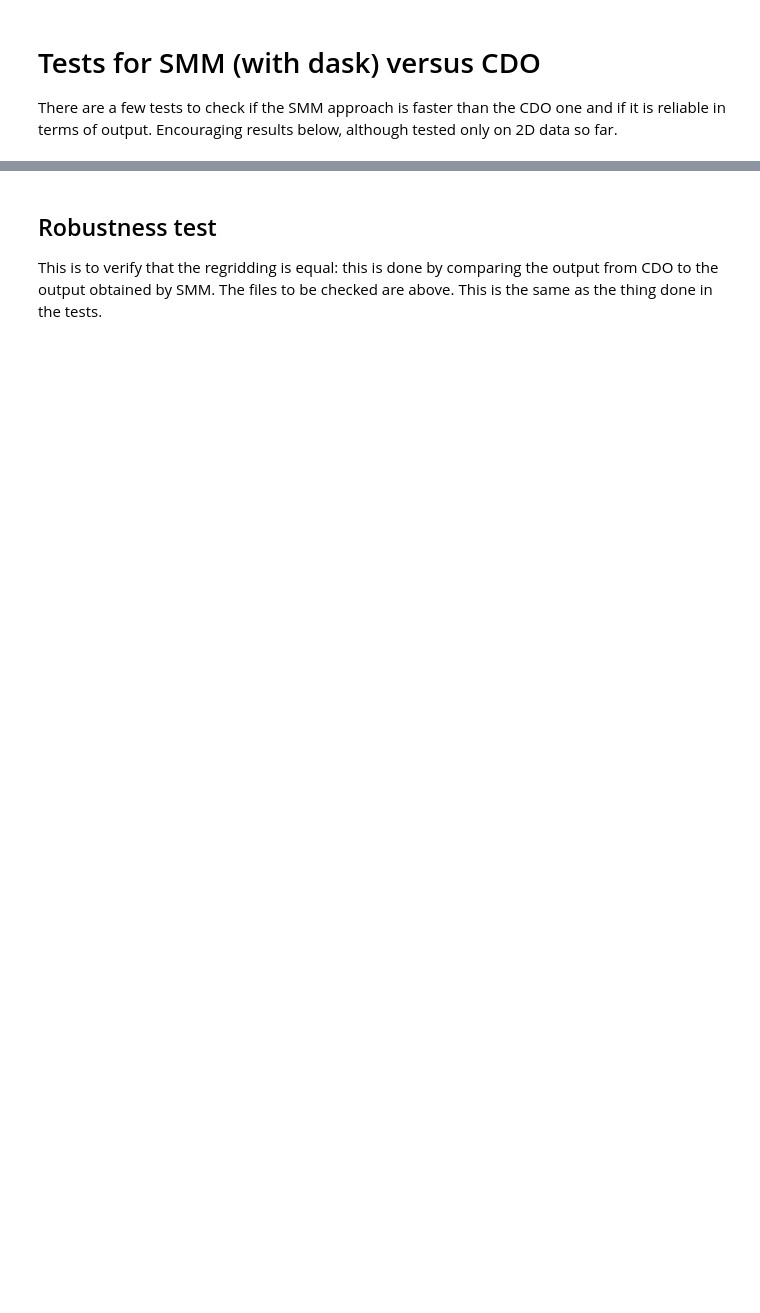
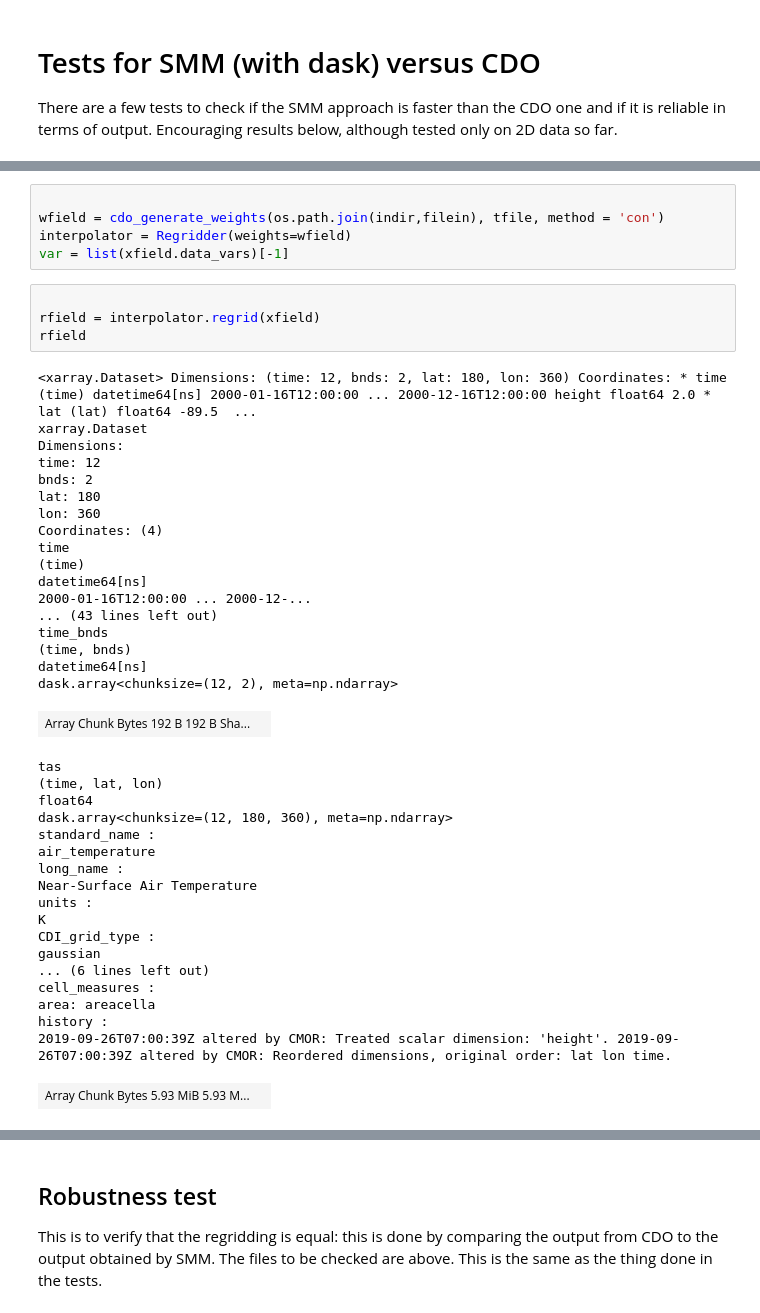
Before and after one commit to jhardenberg/smmregrid, a Jupyter notebook: playground.ipynb, the cells around one changed output, grey strips where cells are left out. Drawn from its saved outputs; the diff is of its cells as text; blank space fills up the shorter version.

```diff
--- a/playground.ipynb
+++ b/playground.ipynb
@@ -24,0 +105,46 @@ accesses = ['DataArray', 'Dataset']
+# %%
+
+wfield = cdo_generate_weights(os.path.join(indir,filein), tfile, method = 'con')
+interpolator = Regridder(weights=wfield)
+var = list(xfield.data_vars)[-1]
+# %%
+
+rfield = interpolator.regrid(xfield)
+rfield
+# %% [output]
+<xarray.Dataset> Dimensions: (time: 12, bnds: 2, lat: 180, lon: 360) Coordinates: * time (time) datetime64[ns] 2000-01-16T12:00:00 ... 2000-12-16T12:00:00 height float64 2.0 * lat (lat) float64 -89.5  ...
+xarray.Dataset
+Dimensions:
+time: 12
+bnds: 2
+lat: 180
+lon: 360
+Coordinates: (4)
+time
+(time)
+datetime64[ns]
+2000-01-16T12:00:00 ... 2000-12-...
+... (43 lines left out)
+time_bnds
+(time, bnds)
+datetime64[ns]
+dask.array<chunksize=(12, 2), meta=np.ndarray>
+| Array Chunk Bytes 192 B 192 B Sha... |  |
+tas
+(time, lat, lon)
+float64
+dask.array<chunksize=(12, 180, 360), meta=np.ndarray>
+standard_name :
+air_temperature
+long_name :
+Near-Surface Air Temperature
+units :
+K
+CDI_grid_type :
+gaussian
+... (6 lines left out)
+cell_measures :
+area: areacella
+history :
+2019-09-26T07:00:39Z altered by CMOR: Treated scalar dimension: 'height'. 2019-09-26T07:00:39Z altered by CMOR: Reordered dimensions, original order: lat lon time.
+| Array Chunk Bytes 5.93 MiB 5.93 M... |  |
```
Also changed, not shown: parts of 11 cells of this notebook, 3 other files.
